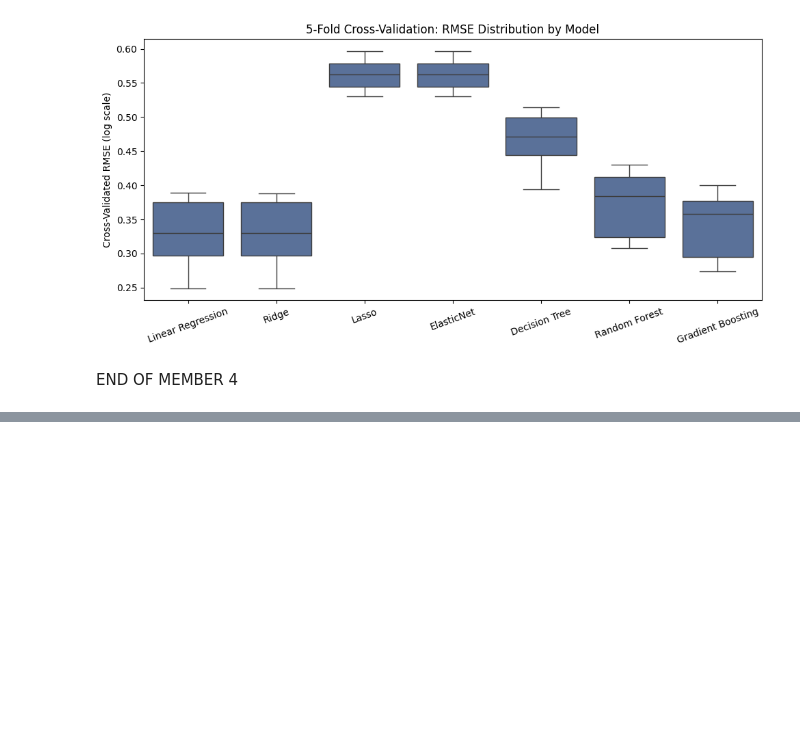
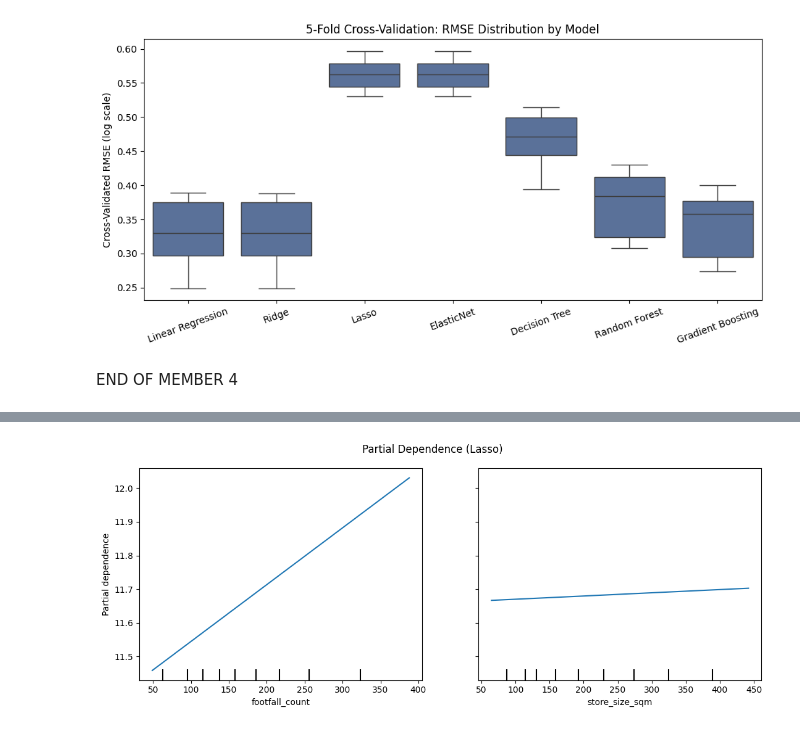
Before and after one commit to GraceChelangat/BI-RegressionC1, a Jupyter notebook: notebooks/regressionC1.ipynb, the cells around one changed output, grey strips where cells are left out. Saved outputs shown, nothing was run; the diff lists cells and outputs as text; code cells hidden in the pictures; blank space fills up the shorter version.

```diff
--- a/notebooks/regressionC1.ipynb
+++ b/notebooks/regressionC1.ipynb
@@ -796,0 +953,12 @@ END OF MEMBER 4
+# %%
+from sklearn.inspection import PartialDependenceDisplay
+
+features_to_plot = ["footfall_count", "store_size_sqm"]
+
+fig, ax = plt.subplots(figsize=(11, 4.5))
+PartialDependenceDisplay.from_estimator(best_model, X_train, features=features_to_plot, ax=ax)
+plt.suptitle(f"Partial Dependence ({best_model_name})")
+plt.tight_layout()
+plt.show()
+# %% [output]
+[figure, added]
```
Also changed, not shown: parts of 17 cells of this notebook.
